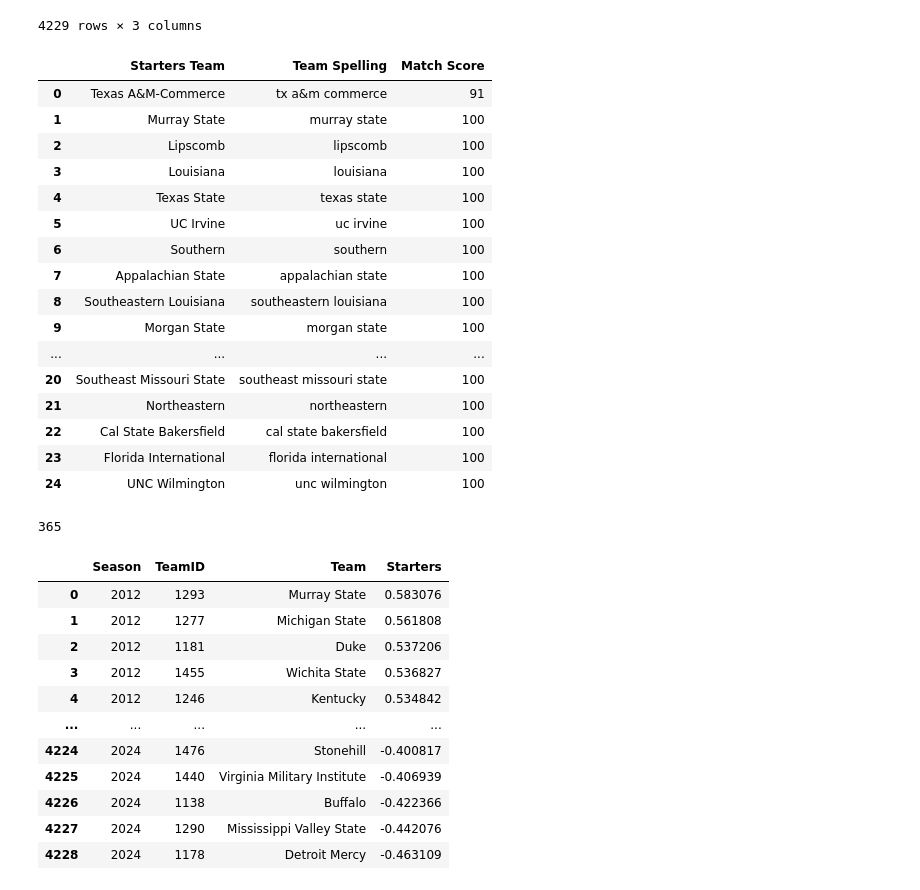
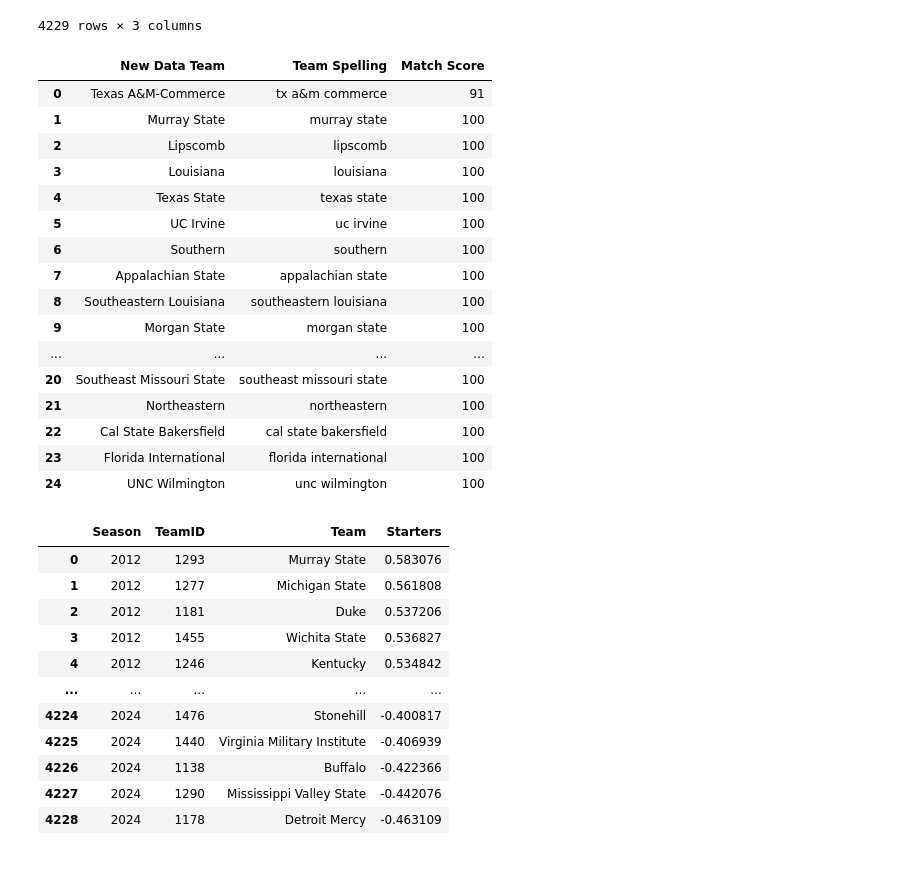
Before and after one commit to shughes1000/march-madness-2025, a Jupyter notebook: model_building/mens_compile_features.ipynb, the cells around one changed output. Saved outputs shown, nothing was run; the diff lists cells and outputs as text; code cells hidden in the pictures.

```diff
--- a/model_building/mens_compile_features.ipynb
+++ b/model_building/mens_compile_features.ipynb
@@ -613,47 +543,26 @@ df_starters
 | 4227 | 2024 | Mississippi Valley State | -0.442076 |
 | 4228 | 2024 | Detroit Mercy | -0.463109 |
 4229 rows × 3 columns
-# %%
-starters_teams = df_starters['Team'].unique()
-
-df_match = pd.DataFrame(
-    [
-        [
-            starters_team,
-            *process.extract(
-                starters_team,
-                team_spellings,
-                scorer=token_sort_ratio,
-                limit=1
-            )[0][:2]
-        ] for starters_team in tqdm(starters_teams)
-    ],
-    columns=['Starters Team', 'Team Spelling', 'Match Score']
-).sort_values('Match Score', ignore_index=True)
-
-df_match.head(25)
-# %% [output]
-|  | Starters Team | Team Spelling | Match Score |
-| 0 | Texas A&M-Commerce | tx a&m commerce | 91 |
-| 1 | Murray State | murray state | 100 |
-| 2 | Lipscomb | lipscomb | 100 |
-| 3 | Louisiana | louisiana | 100 |
-| 4 | Texas State | texas state | 100 |
-| 5 | UC Irvine | uc irvine | 100 |
-| 6 | Southern | southern | 100 |
-| 7 | Appalachian State | appalachian state | 100 |
-| 8 | Southeastern Louisiana | southeastern louisiana | 100 |
-| 9 | Morgan State | morgan state | 100 |
-| ... | ... | ... | ... |
-| 20 | Southeast Missouri State | southeast missouri state | 100 |
-| 21 | Northeastern | northeastern | 100 |
-| 22 | Cal State Bakersfield | cal state bakersfield | 100 |
-| 23 | Florida International | florida international | 100 |
-| 24 | UNC Wilmington | unc wilmington | 100 |
-# %%
-starters_to_spelling = dict(zip(df_match['Starters Team'], df_match['Team Spelling']))
-
-len(starters_to_spelling)
-# %% [output]
-365
+# %%
+df_match, team_to_spelling = match_names(df_spellings['TeamNameSpelling'].unique(), df_starters['Team'].unique())
+
+df_match.head(25)
+# %% [output]
+|  | New Data Team | Team Spelling | Match Score |
+| 0 | Texas A&M-Commerce | tx a&m commerce | 91 |
+| 1 | Murray State | murray state | 100 |
+| 2 | Lipscomb | lipscomb | 100 |
+| 3 | Louisiana | louisiana | 100 |
+| 4 | Texas State | texas state | 100 |
+| 5 | UC Irvine | uc irvine | 100 |
+| 6 | Southern | southern | 100 |
+| 7 | Appalachian State | appalachian state | 100 |
+| 8 | Southeastern Louisiana | southeastern louisiana | 100 |
+| 9 | Morgan State | morgan state | 100 |
+| ... | ... | ... | ... |
+| 20 | Southeast Missouri State | southeast missouri state | 100 |
+| 21 | Northeastern | northeastern | 100 |
+| 22 | Cal State Bakersfield | cal state bakersfield | 100 |
+| 23 | Florida International | florida international | 100 |
+| 24 | UNC Wilmington | unc wilmington | 100 |
 # %%
```
Also changed, not shown: parts of 21 cells of this notebook.
